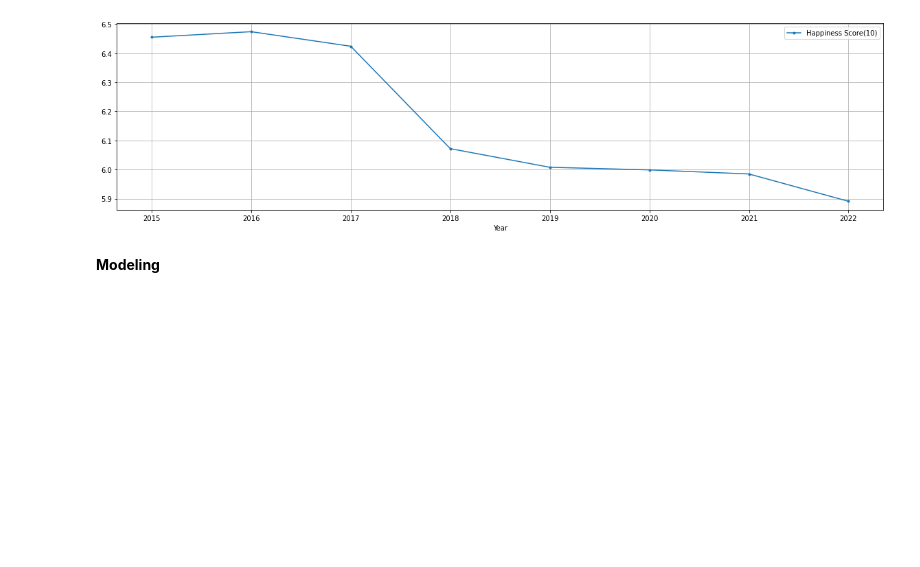
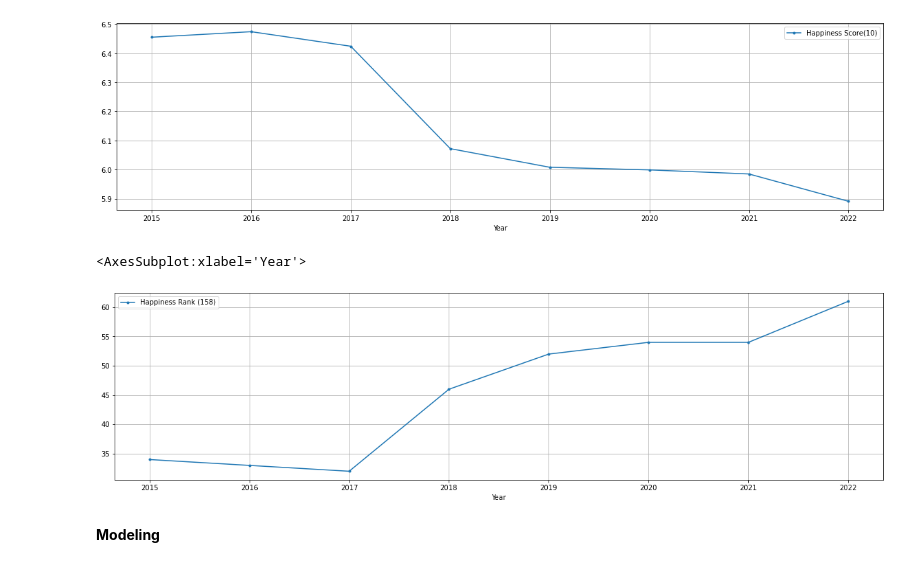
Before and after one commit to langsari/data-science-with-python-2022, a Jupyter notebook: life - cycle/life-cycle.ipynb, the cells around one changed output. Drawn from its saved outputs; the diff is of its cells as text; code cells hidden in the pictures; blank space fills up the shorter version.

```diff
--- a/life - cycle/life-cycle.ipynb
+++ b/life - cycle/life-cycle.ipynb
@@ -111,6 +96,12 @@ df1[hh].plot(marker='.',figsize=(20,5),grid=True)
 # %% [output]
 <AxesSubplot:xlabel='Year'>
 [figure]
+# %%
+hh=['Happiness Rank (158)']
+df1[hh].plot(marker='.',figsize=(20,5),grid=True)
+# %% [output]
+<AxesSubplot:xlabel='Year'>
+[figure, added]
 # %% [markdown]
 **Modeling**
 # %% [markdown]
```
Also changed, not shown: parts of 3 cells of this notebook.
